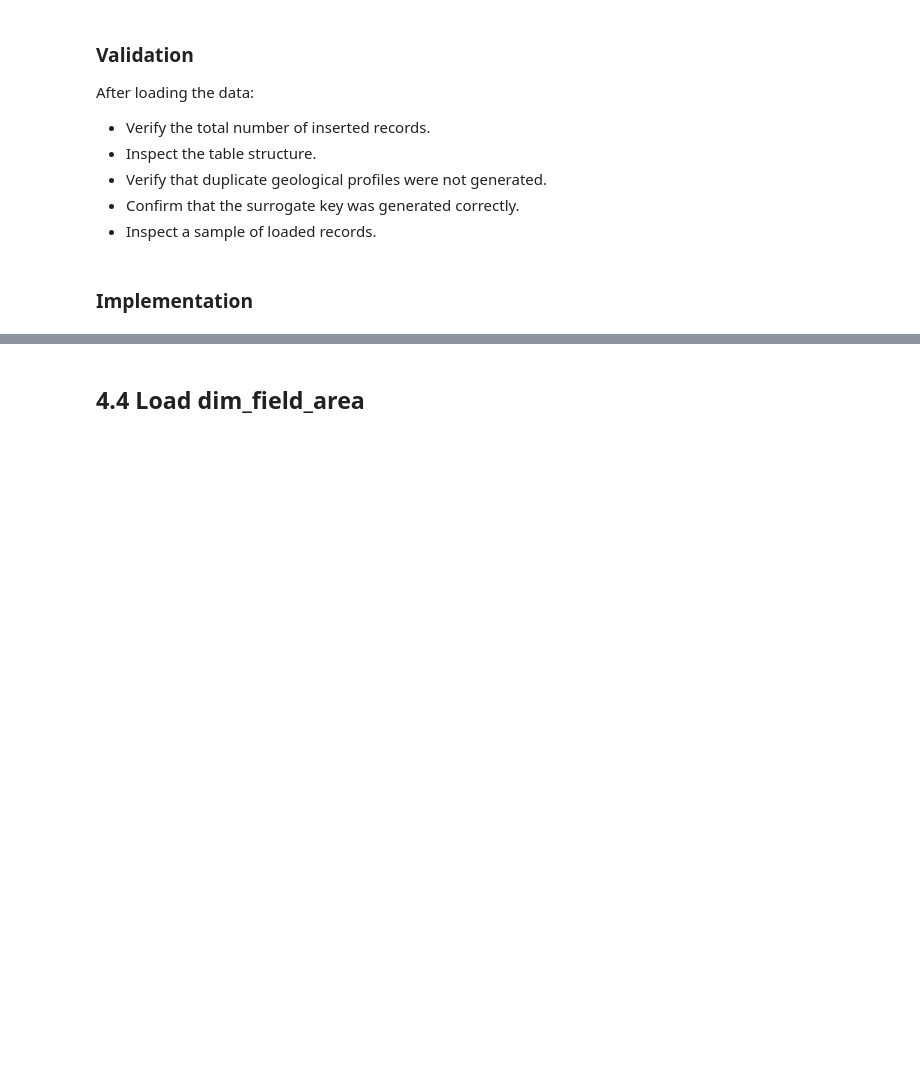
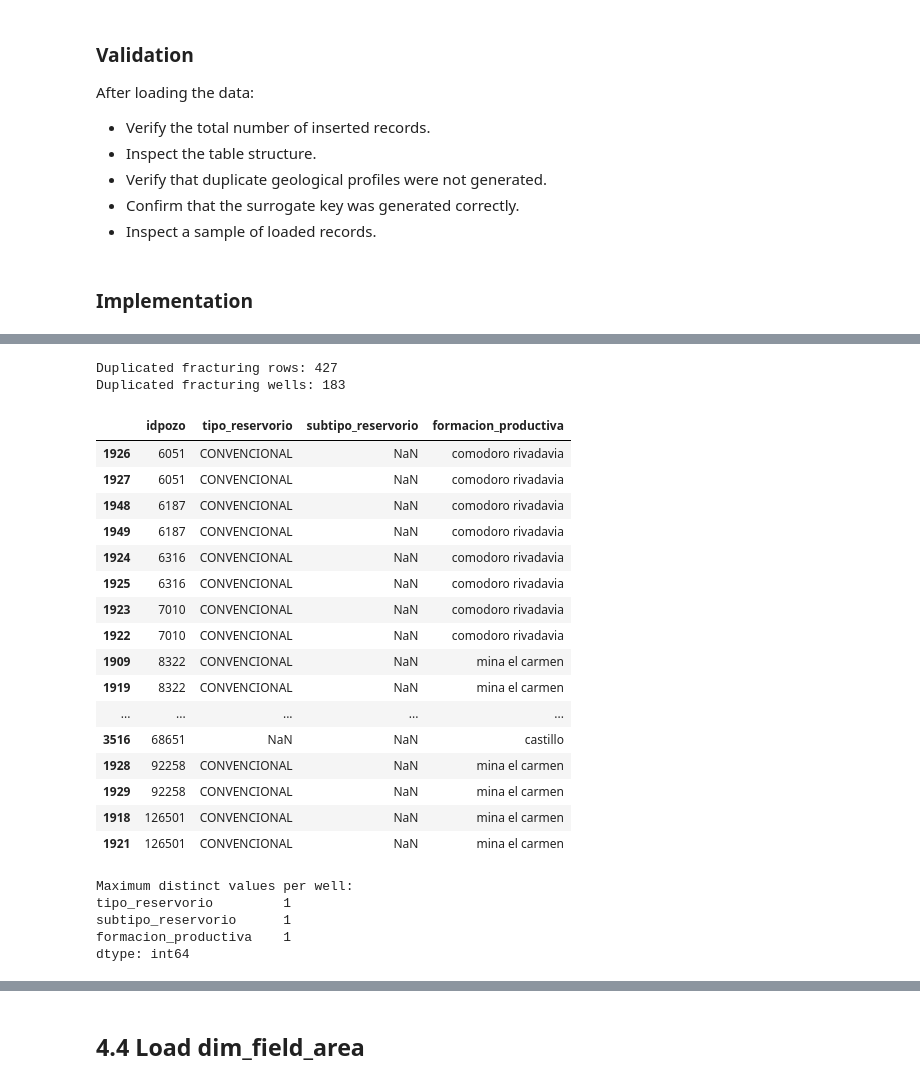
Before and after one commit to Jofregf/oil-gas-well-analytics-argentina, a Jupyter notebook: notebooks/04_etl_dimension_loading.ipynb, the cells around one changed output, grey strips where cells are left out. Drawn from its saved outputs; the diff is of its cells as text; code cells hidden in the pictures; blank space fills up the shorter version.

```diff
--- a/notebooks/04_etl_dimension_loading.ipynb
+++ b/notebooks/04_etl_dimension_loading.ipynb
@@ -1200,0 +1006,16 @@ Duplicated geo profiles: 0
+# %%
+# Step 1.2. Extract geological attributes from fracturing
+
+fracture_geo = fracture_df[
+    [
+        "idpozo",
+        "tipo_reservorio",
+        "subtipo_reservorio",
+        "formacion_productiva"
+    ]
+].copy()
+
+print(f"Fracturing geological rows: {fracture_geo.shape[0]}")
+print(f"Fracturing unique wells: {fracture_geo['idpozo'].nunique()}")
+
+fracture_geo.head()
@@ -1200,0 +1031,61 @@ Duplicated geo profiles: 0
+# %%
+# Step 1.3. Validate fracturing geological records
+
+duplicated_fracture_wells = fracture_geo[
+    fracture_geo["idpozo"].duplicated(keep=False)
+].sort_values("idpozo")
+
+print(
+    f"Duplicated fracturing rows: "
+    f"{duplicated_fracture_wells.shape[0]}"
+)
+
+print(
+    f"Duplicated fracturing wells: "
+    f"{duplicated_fracture_wells['idpozo'].nunique()}"
+)
+
+duplicated_fracture_wells.head(20)
+# %% [output]
+Duplicated fracturing rows: 427
+Duplicated fracturing wells: 183
+|  | idpozo | tipo_reservorio | subtipo_reservorio | formacion_productiva |
+| 1926 | 6051 | CONVENCIONAL | NaN | comodoro rivadavia |
+| 1927 | 6051 | CONVENCIONAL | NaN | comodoro rivadavia |
+| 1948 | 6187 | CONVENCIONAL | NaN | comodoro rivadavia |
+| 1949 | 6187 | CONVENCIONAL | NaN | comodoro rivadavia |
+| 1924 | 6316 | CONVENCIONAL | NaN | comodoro rivadavia |
+| 1925 | 6316 | CONVENCIONAL | NaN | comodoro rivadavia |
+| 1923 | 7010 | CONVENCIONAL | NaN | comodoro rivadavia |
+| 1922 | 7010 | CONVENCIONAL | NaN | comodoro rivadavia |
+| 1909 | 8322 | CONVENCIONAL | NaN | mina el carmen |
+| 1919 | 8322 | CONVENCIONAL | NaN | mina el carmen |
+| ... | ... | ... | ... | ... |
+| 3516 | 68651 | NaN | NaN | castillo |
+| 1928 | 92258 | CONVENCIONAL | NaN | mina el carmen |
+| 1929 | 92258 | CONVENCIONAL | NaN | mina el carmen |
+| 1918 | 126501 | CONVENCIONAL | NaN | mina el carmen |
+| 1921 | 126501 | CONVENCIONAL | NaN | mina el carmen |
+# %%
+# Step 1.4. Check geological consistency per well
+
+fracture_profile_consistency = (
+    duplicated_fracture_wells
+    .groupby("idpozo")[
+        [
+            "tipo_reservorio",
+            "subtipo_reservorio",
+            "formacion_productiva"
+        ]
+    ]
+    .nunique(dropna=True)
+)
+
+print("Maximum distinct values per well:")
+print(fracture_profile_consistency.max())
+# %% [output]
+Maximum distinct values per well:
+tipo_reservorio         1
+subtipo_reservorio      1
+formacion_productiva    1
+dtype: int64
```
Also changed, not shown: parts of 37 cells of this notebook.
